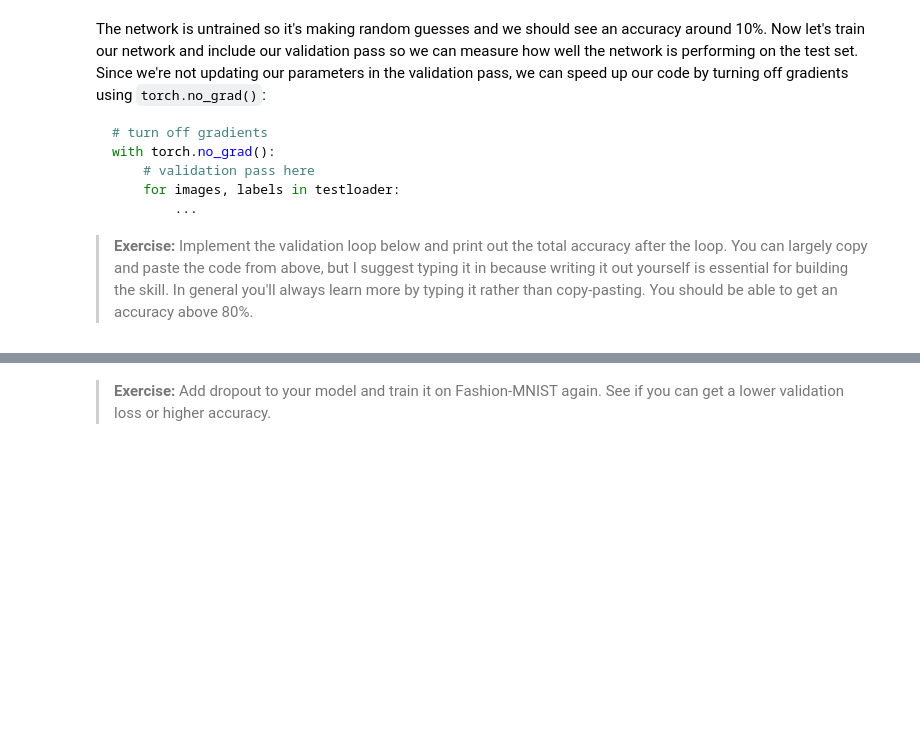
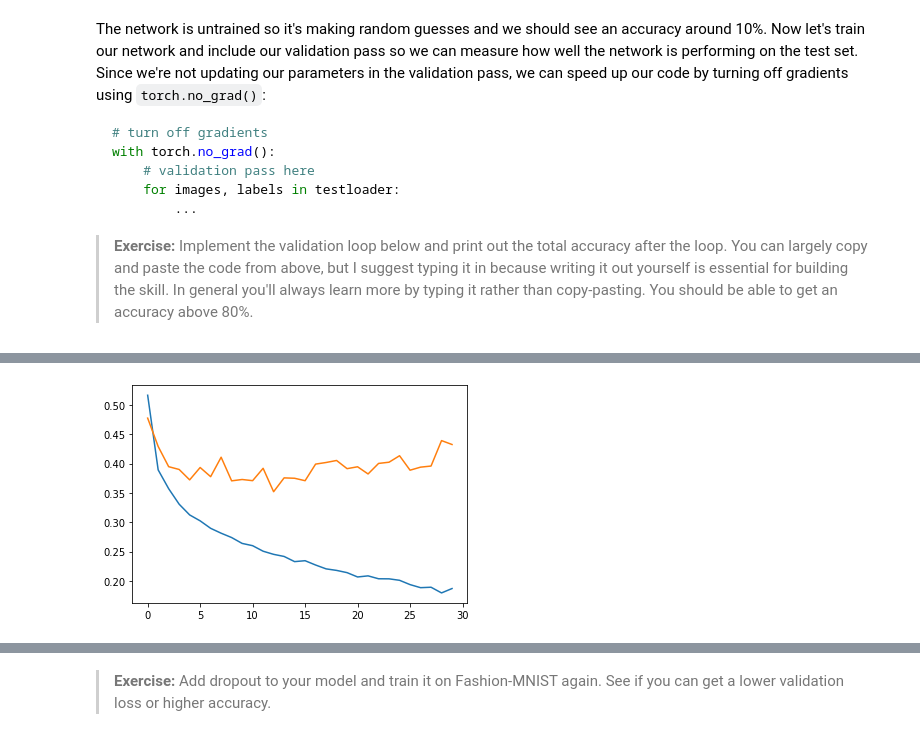
Before and after one commit to Hansastro/AI_Nanodegree, a Jupyter notebook: deep-learning-v2-pytorch/intro-to-pytorch/Part 5 - Inference and Validation (Exercises).ipynb, the cells around one changed output, grey strips where cells are left out. Saved outputs shown, nothing was run; the diff lists cells and outputs as text; code cells hidden in the pictures; blank space fills up the shorter version.

```diff
--- a/deep-learning-v2-pytorch/intro-to-pytorch/Part 5 - Inference and Validation (Exercises).ipynb
+++ b/deep-learning-v2-pytorch/intro-to-pytorch/Part 5 - Inference and Validation (Exercises).ipynb
@@ -138,10 +138,16 @@ for e in range(epochs):
 
     else:
         ## TODO: Implement the validation pass and print out the validation accuracy
-        for images, labels in testloader:
-            ps = torch.exp(model(images))
-            top_p, top_class = ps.topk(1, dim=1)
-            equals = top_class == labels.view(*top_class.shape)
-            accuracy = torch.mean(equals.type(torch.FloatTensor))
-        print(f'Accuracy: {accuracy.item()*100}%')
+        with torch.no_grad():
+            test_loss = 0
+            for images, labels in testloader:
+                ps = torch.exp(model(images))
+                loss = criterion(ps.log(), labels)
+                top_p, top_class = ps.topk(1, dim=1)
+                equals = top_class == labels.view(*top_class.shape)
+                accuracy = torch.mean(equals.type(torch.FloatTensor))
+                test_loss += loss.item()
+            print(f'Epoch: {e}, Accuracy: {accuracy.item()*100}%, training loss: {running_loss/len(trainloader)}, test loss: {test_loss/len(testloader)}')
+            train_losses.append(running_loss/len(trainloader))
+            test_losses.append(test_loss/len(testloader))
 # %% [output]
@@ -165,3 +171,11 @@ Accuracy: 81.25%
+# %%
+import matplotlib.pyplot as plt
+plt.plot(train_losses)
+plt.plot(test_losses)
+
+plt.show()
+# %% [output]
+[figure, added]
 # %% [markdown]
 ## Overfitting
 
```
Also changed, not shown: parts of 9 cells of this notebook, 5 other files.
